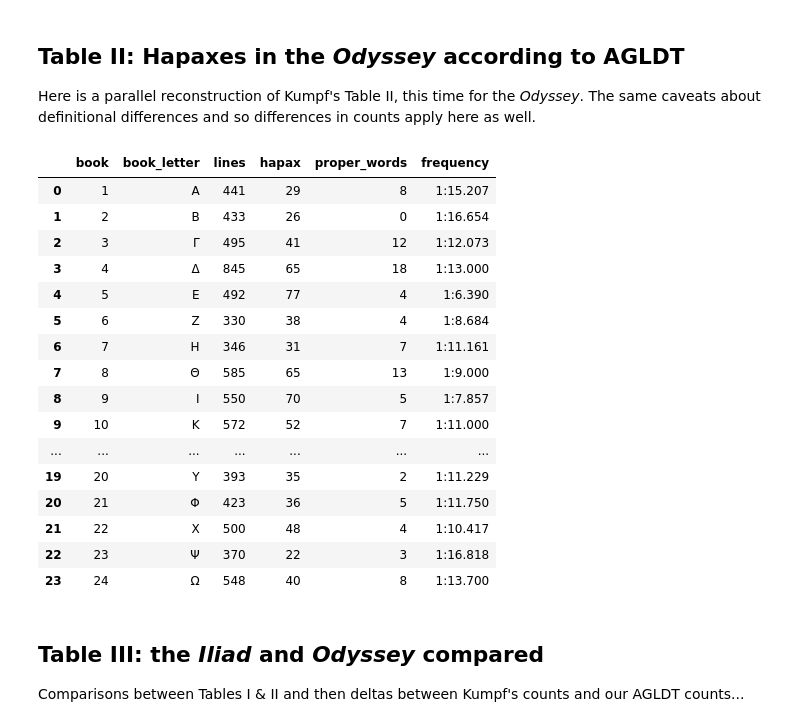
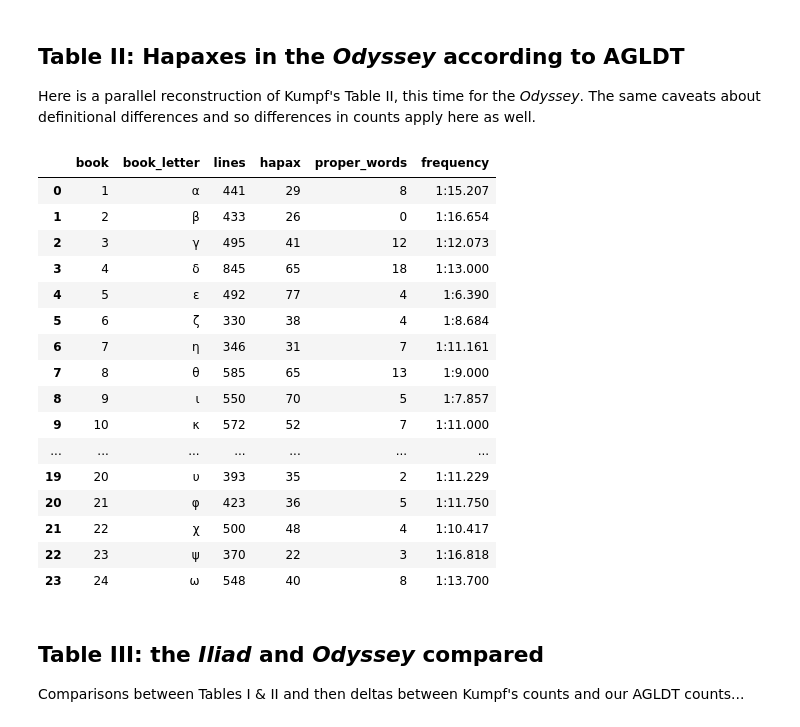
Before and after one commit to diyclassics/epblog, a Jupyter notebook: posts/kumpf-1984/index.ipynb, the cells around one changed output. Drawn from its saved outputs; the diff is of its cells as text; code cells hidden in the pictures.

```diff
--- a/posts/kumpf-1984/index.ipynb
+++ b/posts/kumpf-1984/index.ipynb
@@ -153,10 +153,11 @@ entry
 
 ### Book letters
 # %%
-BOOK_LETTERS = list("ΑΒΓΔΕΖΗΘΙΚΛΜΝΞΟΠΡΣΤΥΦΧΨΩ")  # 24 books, standard numbering
+BOOK_LETTERS_UPPER = list("ΑΒΓΔΕΖΗΘΙΚΛΜΝΞΟΠΡΣΤΥΦΧΨΩ")  # Iliad, standard numbering
+BOOK_LETTERS_LOWER = list("αβγδεζηθικλμνξοπρστυφχψω")  # Odyssey, standard numbering
 
 table1 = pd.DataFrame({"book": range(1, 25)})
-table1["book_letter"] = BOOK_LETTERS
+table1["book_letter"] = BOOK_LETTERS_UPPER
 table1
 # %% [output]
 |  | book | book_letter |
@@ -401,49 +404,49 @@ words_df[words_df["lemma"].isin(["Φρυγία", "Φρυγίη"])]
 
 Here is a parallel reconstruction of Kumpf's Table II, this time for the *Odyssey*. The same caveats about definitional differences and so differences in counts apply here as well.
 # %%
-def build_book_table(work, n_books=24):
+def build_book_table(work, book_letters, n_books=24):
     """Same column-by-column logic as table1 above, generalized over work."""
     work_words = words_df[words_df["work"] == work]
     work_lines = work_words[work_words["line"].notna()]
     lines_per_book = work_lines.groupby("book")["line"].nunique()
 
     hapax_words = work_words[work_words["lemma"].isin(HAPAX_LEMMAS)]
     hapax_per_book = hapax_words.groupby("book").size()
     proper_per_book = (
         hapax_words[hapax_words["lemma"].str[0].str.isupper()].groupby("book").size()
     )
 
     table = pd.DataFrame({"book": range(1, n_books + 1)})
-    table["book_letter"] = BOOK_LETTERS[:n_books]
+    table["book_letter"] = book_letters[:n_books]
     table["lines"] = table["book"].map(lines_per_book)
     table["hapax"] = table["book"].map(hapax_per_book).fillna(0).astype(int)
     table["proper_words"] = table["book"].map(proper_per_book).fillna(0).astype(int)
     table["frequency"] = table.apply(
         lambda r: f"1:{r['lines'] / r['hapax']:.3f}" if r["hapax"] else None, axis=1
     )
 
     return table
 
-table2 = build_book_table("odyssey")
+table2 = build_book_table("odyssey", BOOK_LETTERS_LOWER)
 table2
 # %% [output]
 |  | book | book_letter | lines | hapax | proper_words | frequency |
-| 0 | 1 | Α | 441 | 29 | 8 | 1:15.207 |
-| 1 | 2 | Β | 433 | 26 | 0 | 1:16.654 |
-| 2 | 3 | Γ | 495 | 41 | 12 | 1:12.073 |
-| 3 | 4 | Δ | 845 | 65 | 18 | 1:13.000 |
-| 4 | 5 | Ε | 492 | 77 | 4 | 1:6.390 |
-| 5 | 6 | Ζ | 330 | 38 | 4 | 1:8.684 |
-| 6 | 7 | Η | 346 | 31 | 7 | 1:11.161 |
-| 7 | 8 | Θ | 585 | 65 | 13 | 1:9.000 |
-| 8 | 9 | Ι | 550 | 70 | 5 | 1:7.857 |
-| 9 | 10 | Κ | 572 | 52 | 7 | 1:11.000 |
+| 0 | 1 | α | 441 | 29 | 8 | 1:15.207 |
+| 1 | 2 | β | 433 | 26 | 0 | 1:16.654 |
+| 2 | 3 | γ | 495 | 41 | 12 | 1:12.073 |
+| 3 | 4 | δ | 845 | 65 | 18 | 1:13.000 |
+| 4 | 5 | ε | 492 | 77 | 4 | 1:6.390 |
+| 5 | 6 | ζ | 330 | 38 | 4 | 1:8.684 |
+| 6 | 7 | η | 346 | 31 | 7 | 1:11.161 |
+| 7 | 8 | θ | 585 | 65 | 13 | 1:9.000 |
+| 8 | 9 | ι | 550 | 70 | 5 | 1:7.857 |
+| 9 | 10 | κ | 572 | 52 | 7 | 1:11.000 |
 | ... | ... | ... | ... | ... | ... | ... |
-| 19 | 20 | Υ | 393 | 35 | 2 | 1:11.229 |
-| 20 | 21 | Φ | 423 | 36 | 5 | 1:11.750 |
-| 21 | 22 | Χ | 500 | 48 | 4 | 1:10.417 |
-| 22 | 23 | Ψ | 370 | 22 | 3 | 1:16.818 |
-| 23 | 24 | Ω | 548 | 40 | 8 | 1:13.700 |
+| 19 | 20 | υ | 393 | 35 | 2 | 1:11.229 |
+| 20 | 21 | φ | 423 | 36 | 5 | 1:11.750 |
+| 21 | 22 | χ | 500 | 48 | 4 | 1:10.417 |
+| 22 | 23 | ψ | 370 | 22 | 3 | 1:16.818 |
+| 23 | 24 | ω | 548 | 40 | 8 | 1:13.700 |
 # %% [markdown]
 ## Table III: the *Iliad* and *Odyssey* compared
 
```
Also changed, not shown: parts of 1 cell of this notebook.
